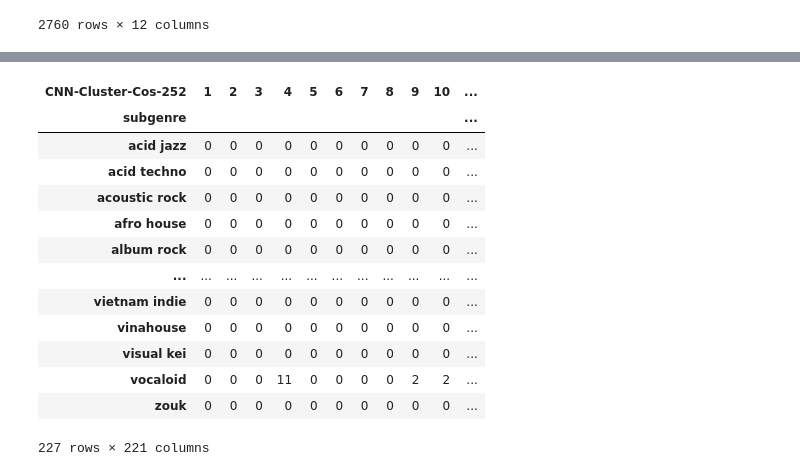
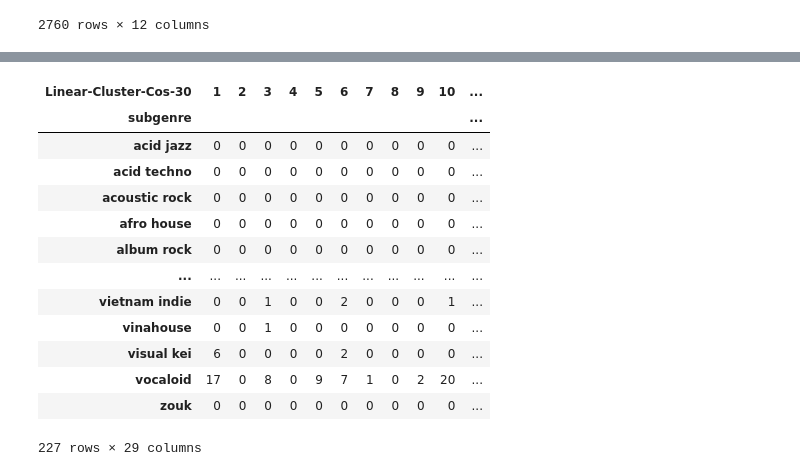
Before and after one commit to Gorp5/ContrastiveMusicLearning, a Jupyter notebook: src/DataAnalysis.ipynb, the cells around one changed output, grey strips where cells are left out. Cells and saved outputs as stored; diff of their text form; code cells hidden in the pictures.

```diff
--- a/src/DataAnalysis.ipynb
+++ b/src/DataAnalysis.ipynb
@@ -137,22 +137,47 @@ read_all_clusters("\\output_analysis\\elki-FINAL-Linear-252-COS\\", column_name)
+# %%
+column_name = 'Linear-Masks-Cluster-Cos-30'
+filtered_df[column_name] = 0
+read_all_clusters("output_analysis\\elki-TEST-Linear-30-COS-MASKS\\", column_name)
+
+column_name = 'Linear-Masks-Cluster-Cos-252'
+filtered_df[column_name] = 0
+read_all_clusters("output_analysis\\elki-TEST-Linear-252-COS-MASKS\\", column_name)
+
+column_name = 'Linear-Masks-Cluster-Cos-XMEANS-2-252'
+filtered_df[column_name] = 0
+read_all_clusters("output_analysis\\elki-TEST-Linear-XMEANS-2-252-MASKS\\", column_name)
+# %%
+column_name = 'Linear1024-Cluster-Cos-30'
+filtered_df[column_name] = 0
+read_all_clusters("output_analysis\\elki-TEST-Linear1024-30-COS\\", column_name)
+
+column_name = 'Linear1024-Cluster-Cos-252'
+filtered_df[column_name] = 0
+read_all_clusters("output_analysis\\elki-TEST-Linear1024-252-COS\\", column_name)
+
+column_name = 'Linear1024-Cluster-Cos-XMEANS-2-252'
+filtered_df[column_name] = 0
+read_all_clusters("output_analysis\\elki-TEST-Linear1024-XMEANS-2-252\\", column_name)
 # %%
 column_name = 'Spotify-Cluster-Euc-30'
 filtered_df[column_name] = 0
-read_all_clusters("\\output_analysis\\elki-FINAL-Spotify-30-EUC\\", column_name, spotify=True)
-
-column_name = 'Spotify-Cluster-Euc-50'
-filtered_df[column_name] = 0
-read_all_clusters("\\output_analysis\\elki-FINAL-Spotify-50-EUC\\", column_name, spotify=True)
+read_all_clusters("output_analysis\\elki-FINAL-Spotify-30-EUC\\", column_name, spotify=True)
 
 column_name = 'Spotify-Cluster-Euc-252'
 filtered_df[column_name] = 0
-read_all_clusters("\\output_analysis\\elki-FINAL-Spotify-252-EUC\\", column_name, spotify=True)
+read_all_clusters("output_analysis\\elki-FINAL-Spotify-252-EUC\\", column_name, spotify=True)
+
+column_name = 'Spotify-Cluster-COS-XMEANS-2-252'
+filtered_df[column_name] = 0
+read_all_clusters("output_analysis\\elki-TEST-Spotify-XMEANS-2-252\\", column_name, spotify=True)
+
+column_name = 'Spotify-Cluster-EUC-XMEANS-2-252'
+filtered_df[column_name] = 0
+read_all_clusters("output_analysis\\elki-TEST-Spotify-XMEANS-2-252-Euclid\\", column_name, spotify=True)
 # %%
 random_30 = "Random-30"
 filtered_df[random_30] = np.random.randint(low=0, high=30, size=len(filtered_df))
 
-random_50 = "Random-50"
-filtered_df[random_50] = np.random.randint(low=0, high=50, size=len(filtered_df))
-
 random_252 = "Random-252"
 filtered_df[random_252] = np.random.randint(low=0, high=252, size=len(filtered_df))
 # %%
@@ -259,8 +290,8 @@ Random-252              Umbrella Genre Cohesion: 0.046           Subgenre Partit
 # %%
-genre_counts = filtered_df.groupby(['subgenre', 'CNN-Cluster-Cos-252']).size().unstack(fill_value=0)
+genre_counts = filtered_df.groupby(['subgenre', 'Linear-Cluster-Cos-30']).size().unstack(fill_value=0)
 genre_counts
 # %% [output]
-| CNN-Cluster-Cos-252 | 1 | 2 | 3 | 4 | 5 | 6 | 7 | 8 | 9 | 10 | ... |
+| Linear-Cluster-Cos-30 | 1 | 2 | 3 | 4 | 5 | 6 | 7 | 8 | 9 | 10 | ... |
 | subgenre |  |  |  |  |  |  |  |  |  |  | ... |
 | acid jazz | 0 | 0 | 0 | 0 | 0 | 0 | 0 | 0 | 0 | 0 | ... |
 | acid techno | 0 | 0 | 0 | 0 | 0 | 0 | 0 | 0 | 0 | 0 | ... |
@@ -268,9 +299,9 @@ genre_counts
 | afro house | 0 | 0 | 0 | 0 | 0 | 0 | 0 | 0 | 0 | 0 | ... |
 | album rock | 0 | 0 | 0 | 0 | 0 | 0 | 0 | 0 | 0 | 0 | ... |
 | ... | ... | ... | ... | ... | ... | ... | ... | ... | ... | ... | ... |
-| vietnam indie | 0 | 0 | 0 | 0 | 0 | 0 | 0 | 0 | 0 | 0 | ... |
-| vinahouse | 0 | 0 | 0 | 0 | 0 | 0 | 0 | 0 | 0 | 0 | ... |
-| visual kei | 0 | 0 | 0 | 0 | 0 | 0 | 0 | 0 | 0 | 0 | ... |
-| vocaloid | 0 | 0 | 0 | 11 | 0 | 0 | 0 | 0 | 2 | 2 | ... |
+| vietnam indie | 0 | 0 | 1 | 0 | 0 | 2 | 0 | 0 | 0 | 1 | ... |
+| vinahouse | 0 | 0 | 1 | 0 | 0 | 0 | 0 | 0 | 0 | 0 | ... |
+| visual kei | 6 | 0 | 0 | 0 | 0 | 2 | 0 | 0 | 0 | 0 | ... |
+| vocaloid | 17 | 0 | 8 | 0 | 9 | 7 | 1 | 0 | 2 | 20 | ... |
 | zouk | 0 | 0 | 0 | 0 | 0 | 0 | 0 | 0 | 0 | 0 | ... |
-227 rows × 221 columns
+227 rows × 29 columns
```
Also changed, not shown: parts of 4 cells of this notebook, 8 other files.
